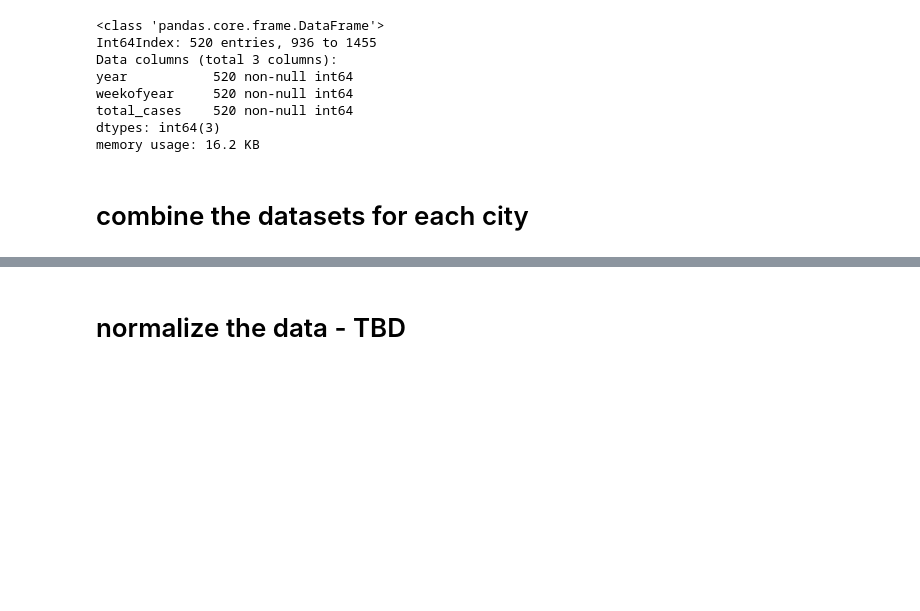
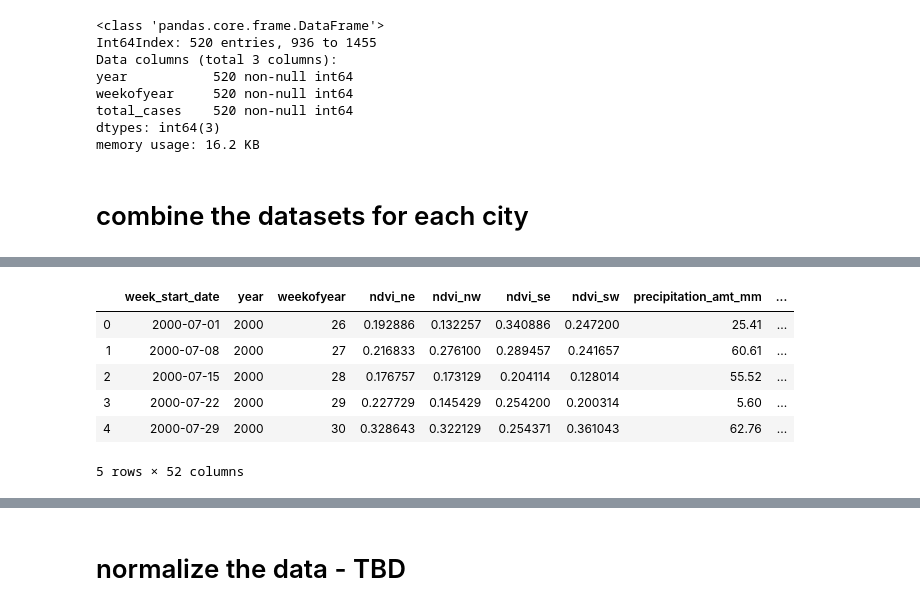
Before and after one commit to iEvidently/dsc-5-capstone-project-online-ds-pt-100118, a Jupyter notebook: dengue_fever_prediction.ipynb, the cells around one changed output, grey strips where cells are left out. Drawn from its saved outputs; the diff is of its cells as text; code cells hidden in the pictures; blank space fills up the shorter version.

```diff
--- a/dengue_fever_prediction.ipynb
+++ b/dengue_fever_prediction.ipynb
@@ -1973,0 +2035,10 @@ memory usage: 207.3 KB
+# %%
+iq_combined.head()
+# %% [output]
+|  | week_start_date | year | weekofyear | ndvi_ne | ndvi_nw | ndvi_se | ndvi_sw | precipitation_amt_mm | ... |
+| 0 | 2000-07-01 | 2000 | 26 | 0.192886 | 0.132257 | 0.340886 | 0.247200 | 25.41 | ... |
+| 1 | 2000-07-08 | 2000 | 27 | 0.216833 | 0.276100 | 0.289457 | 0.241657 | 60.61 | ... |
+| 2 | 2000-07-15 | 2000 | 28 | 0.176757 | 0.173129 | 0.204114 | 0.128014 | 55.52 | ... |
+| 3 | 2000-07-22 | 2000 | 29 | 0.227729 | 0.145429 | 0.254200 | 0.200314 | 5.60 | ... |
+| 4 | 2000-07-29 | 2000 | 30 | 0.328643 | 0.322129 | 0.254371 | 0.361043 | 62.76 | ... |
+5 rows × 52 columns
```
Also changed, not shown: parts of 50 cells of this notebook.
